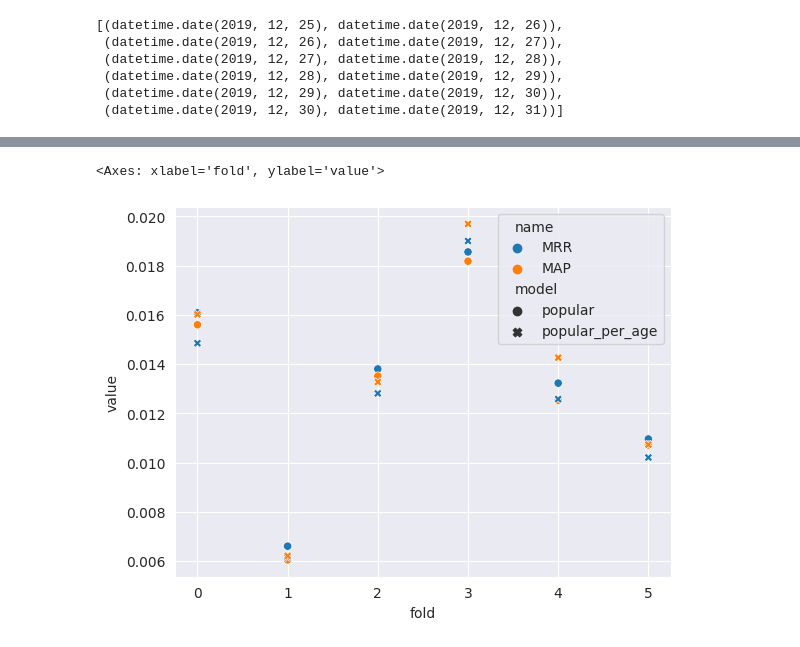
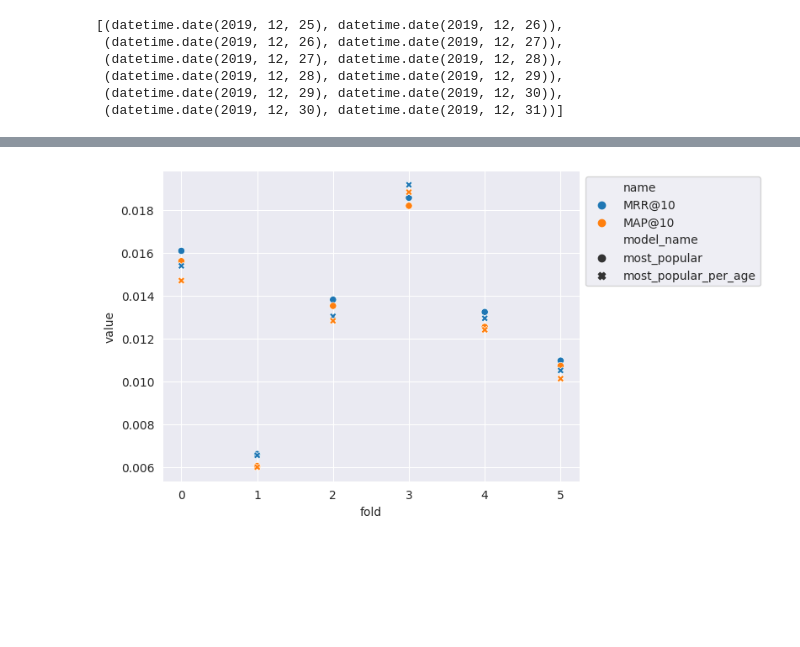
Before and after one commit to KernelA/education-recsys, a Jupyter notebook: l1_metrics.ipynb, the cells around one changed output, grey strips where cells are left out. Cells and saved outputs as stored; diff of their text form; code cells hidden in the pictures; blank space fills up the shorter version.

```diff
--- a/l1_metrics.ipynb
+++ b/l1_metrics.ipynb
@@ -145,3 +141,3 @@ def validate(interactions: pl.DataFrame, user_features: pl.DataFrame, test_dates
 # %%
-pop_metrics = validate(df, df_users, test_dates, PopularRecommender)
+pop_metrics = validate(df, df_users, test_dates, PopularRecommender, num_recs=num_recs)
 # %%
@@ -152,3 +148,3 @@ sns.scatterplot(data=pop_metrics, x="fold", y="value", hue="name")
 # %%
-pop_per_age_metrics = validate(df, df_users, test_dates, PopularRecommenderPerAge)
+pop_per_age_metrics = validate(df, df_users, test_dates, PopularRecommenderPerAge, num_recs=num_recs)
 # %%
@@ -159,5 +155,2 @@ sns.scatterplot(data=pop_per_age_metrics, x="fold", y="value", hue="name")
-# %%
-pop_metrics["model"] = "popular"
-pop_per_age_metrics["model"] = "popular_per_age"
 # %%
-all_metrics = pd.concat((pop_metrics, pop_per_age_metrics), axis="index", ignore_index=True)
+all_metrics = pl.concat([pop_metrics, pop_per_age_metrics])
@@ -173,5 +157,7 @@ all_metrics.head()
 # %%
-sns.scatterplot(data=all_metrics, x="fold", y="value", hue="name", style="model")
+plot = sns.scatterplot(
+    data=all_metrics.filter(pl.col("name").str.contains(r"(MAP@.+|MRR@.+)")),
+    x="fold", y="value", hue="name", style="model_name")
+sns.move_legend(plot, loc="upper left", bbox_to_anchor=(1, 1))
 # %% [output]
-<Axes: xlabel='fold', ylabel='value'>
-[figure, old version]
+[figure, new version]
```
Also changed, not shown: parts of 13 cells of this notebook, 7 other files.
